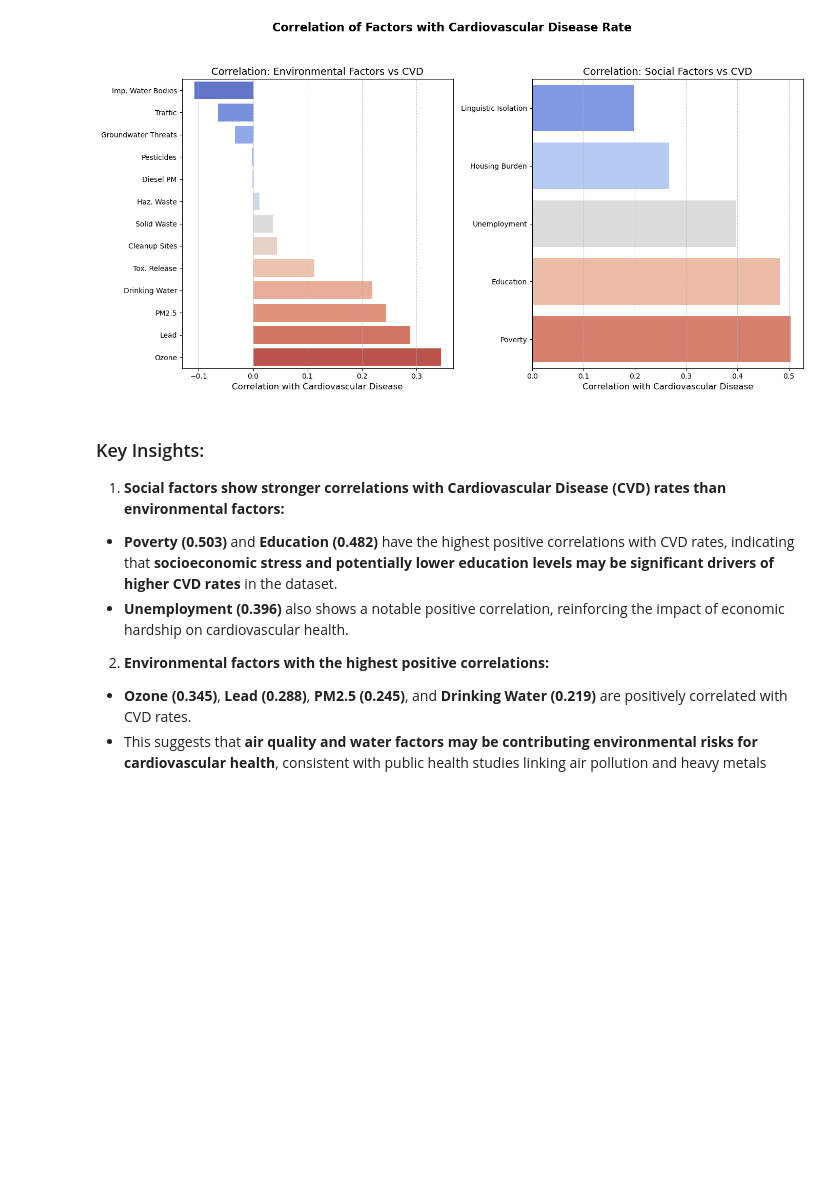
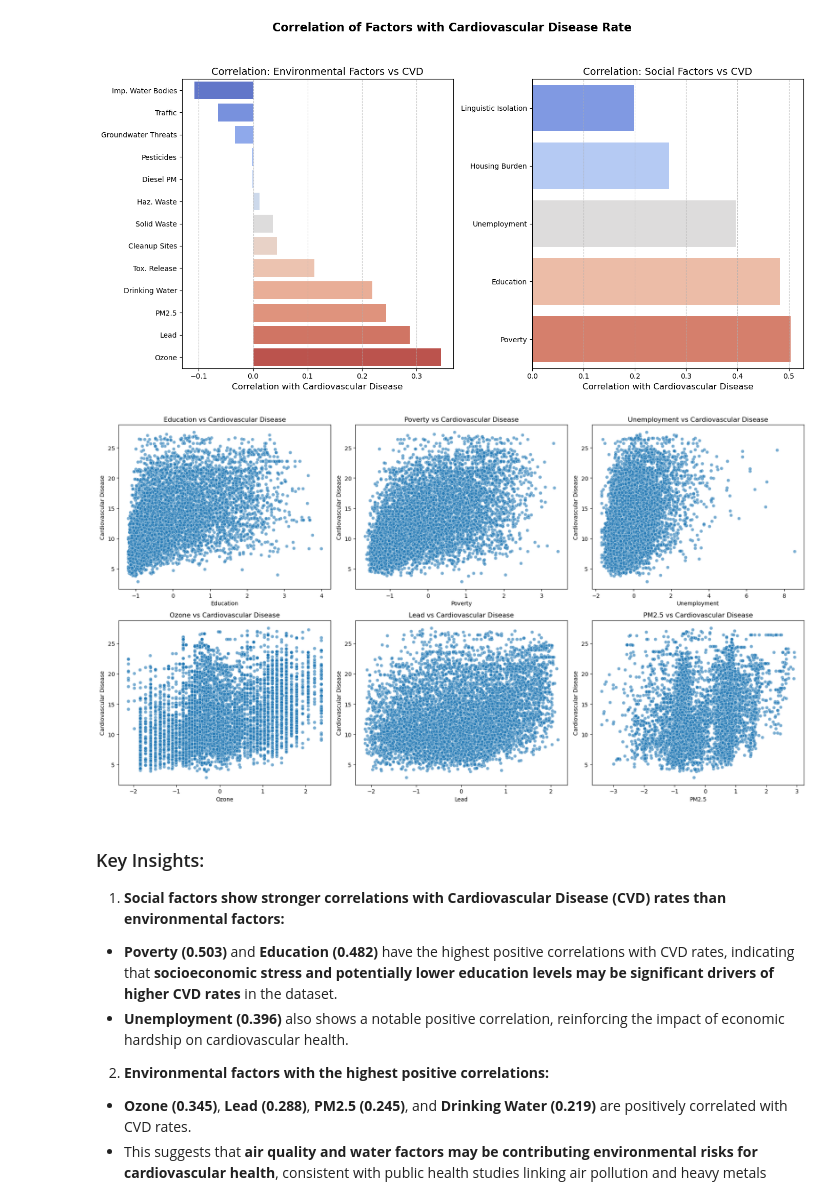
Before and after one commit to deepak161087/Capstone-CVD-analysis, a Jupyter notebook: notebooks/cvd_analysis.ipynb, the cells around one changed output. Saved outputs shown, nothing was run; the diff lists cells and outputs as text; code cells hidden in the pictures; blank space fills up the shorter version.

```diff
--- a/notebooks/cvd_analysis.ipynb
+++ b/notebooks/cvd_analysis.ipynb
@@ -339,6 +339,27 @@ plt.suptitle('Correlation of Factors with Cardiovascular Disease Rate', fontsize
 plt.show()
 # %% [output]
 [figure]
+# %%
+#Scatter plots: Top features vs CVD
+top_features = ['Education', 'Poverty', 'Unemployment', 'Ozone','Lead','PM2.5']
+
+fig, axes = plt.subplots(2, 3, figsize=(18, 10))
+
+for ax, feature in zip(axes.flatten(), top_features):
+    sns.scatterplot(
+        x=df_selected[feature],
+        y=df_selected[target_variable],
+        ax=ax,
+        alpha=0.6
+    )
+    ax.set_title(f"{feature} vs Cardiovascular Disease")
+    ax.set_xlabel(feature)
+    ax.set_ylabel('Cardiovascular Disease')
+
+plt.tight_layout()
+plt.show()
+# %% [output]
+[figure, added]
 # %% [markdown]
 ### Key Insights:
 
```
Also changed, not shown: parts of 8 cells of this notebook.
